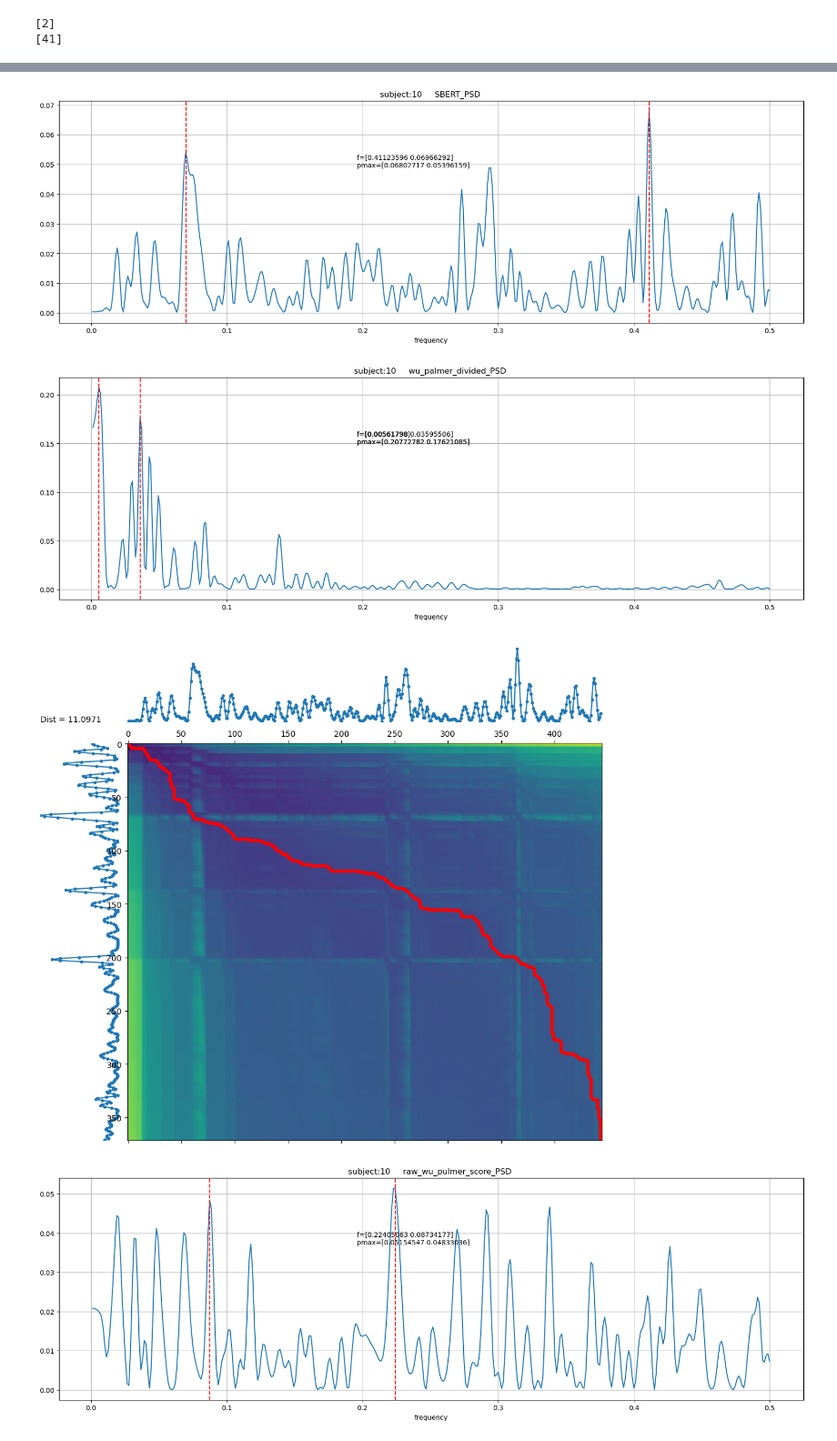
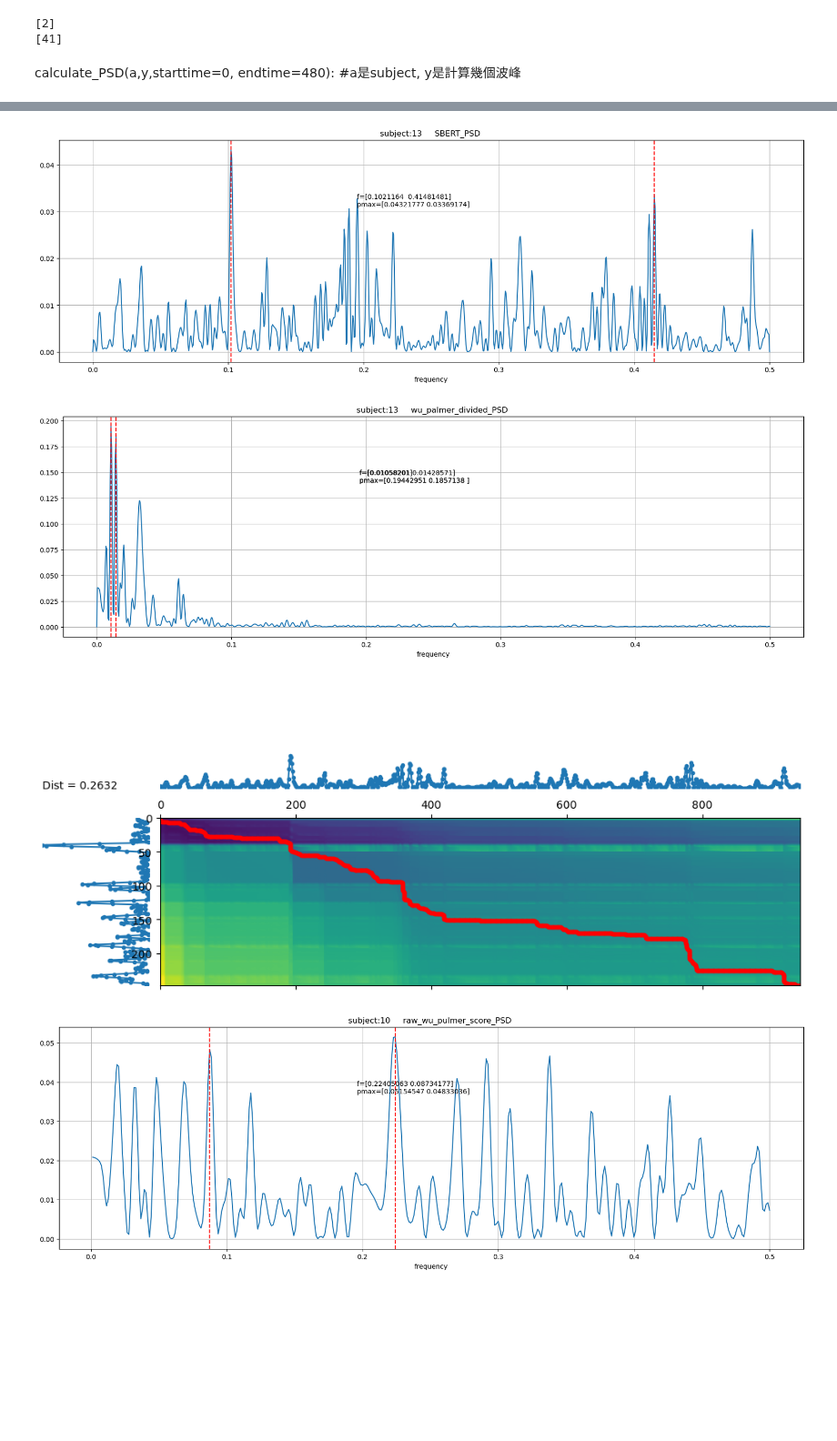
Before and after one commit to changtommy16/Semantic_SBERT, a Jupyter notebook: power_spectrum.ipynb, the cells around one changed output, grey strips where cells are left out. Shown at 91% size. Cells and saved outputs as stored; diff of their text form; code cells hidden in the pictures; blank space fills up the shorter version.

```diff
--- a/power_spectrum.ipynb
+++ b/power_spectrum.ipynb
@@ -372,33 +372,35 @@ print(a[np.where(a == 41)])
 # %% [output]
 [2]
 [41]
+# %% [markdown]
+calculate_PSD(a,y,starttime=0, endtime=480): #a是subject, y是計算幾個波峰
 # %%
 import statistics
 from turtle import distance
 from dtaidistance import dtw
 from scipy.signal import windows
 from dtaidistance import dtw_visualisation as dtwvis
-x = 10
+x = 13
 create_pdf(x)
 read(f"data/Text/0{x}(results).csv")
-calculate_PSD(10,2, 0,150)
+calculate_PSD(13,2, 0,100)
 p1 = list(SBERTp)
 p1.pop(0) #不知道為什麼SBERTp的第一個值為nan，因此要pop掉後面才能用
 sd1 = statistics.stdev(p1)
 mean1 = statistics.mean(p1)
 
-x = 10
+x = 13
 read(f"data/Text/0{x}(results).csv")
-calculate_PSD(10,2, 300,480)
+calculate_PSD(13,2, 100,480)
 p2 = SBERTp
 p2 = list(SBERTp)
 p2.pop(0)
 sd2 = statistics.stdev(p2)
 mean2 = statistics.mean(p2)
-for i in range(len(p1)):
+'''for i in range(len(p1)):
     p1[i] =(p1[i]-mean1)/(sd1)
 for i in range(len(p2)):
-    p2[i] =(p2[i]-mean2)/(sd2)
+    p2[i] =(p2[i]-mean2)/(sd2)'''
 
 p1 = np.array(p1)
 p2 = np.array(p2)
@@ -422,6 +424,6 @@ distance= 11.097138148049492
-[figure, old version]
+[figure, new version]
-[figure, old version]
+[figure, new version]
-[figure, old version]
+[figure, new version]
 # %%
 
 from cmath import phase
```
Also changed, not shown: parts of 1 cell of this notebook, 5 other files.
